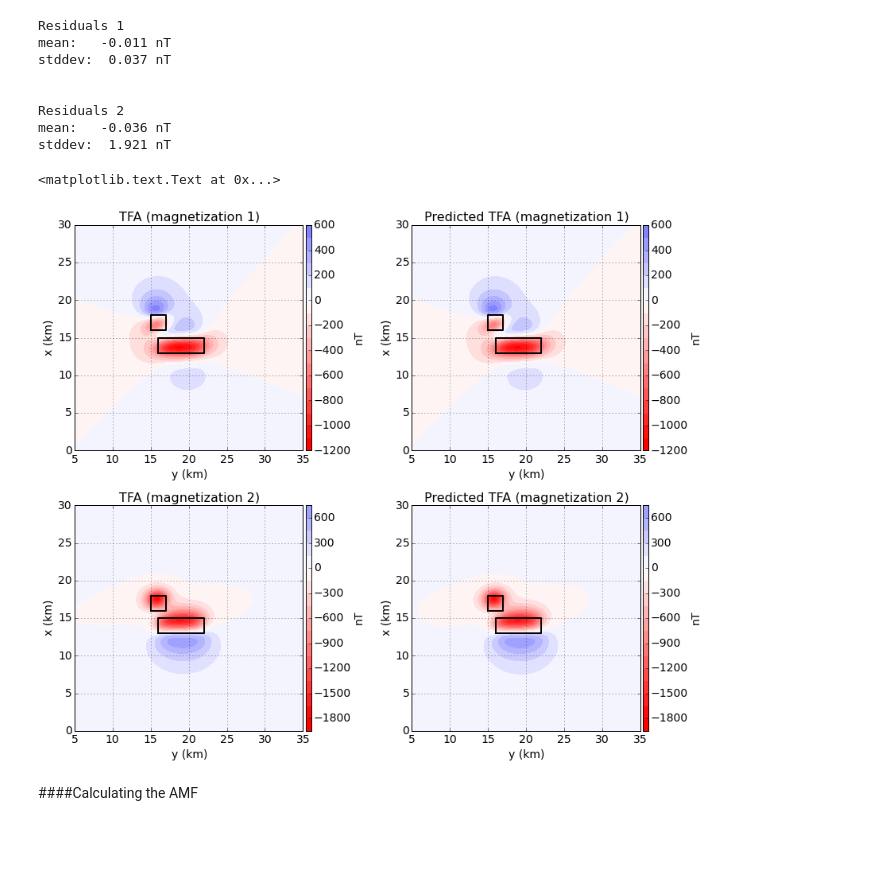
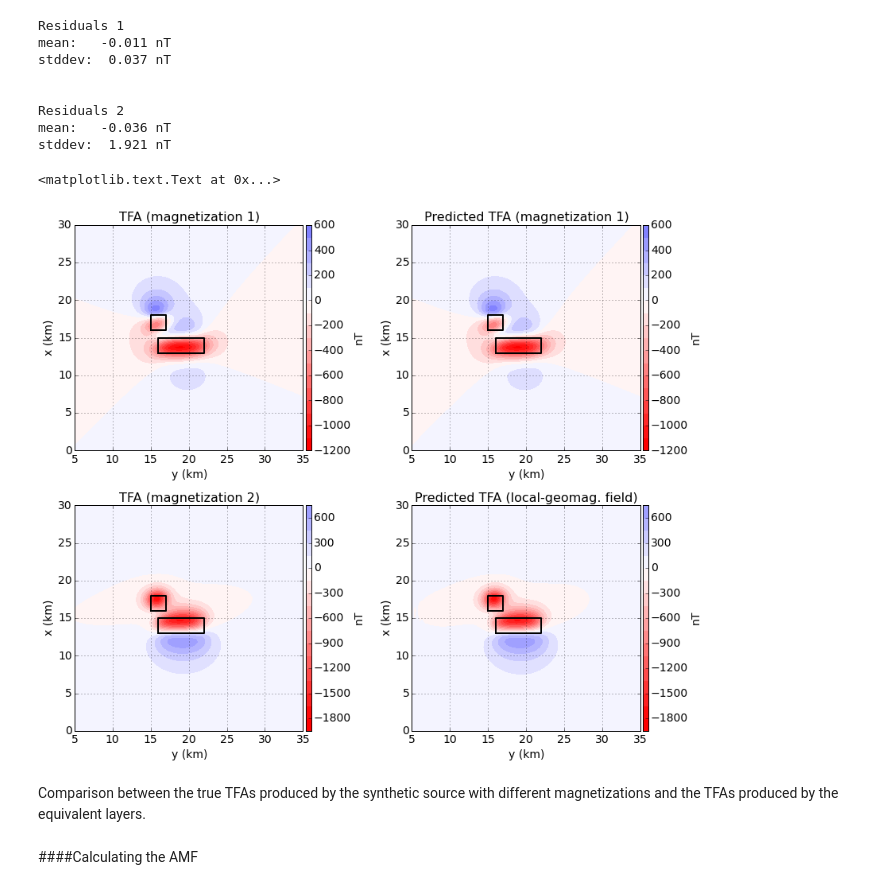
Before and after one commit to mtoqeerpk/Magnetic-amplitude, a Jupyter notebook: notebooks/magnetic_amplitude.ipynb, the cells around one changed output. Drawn from its saved outputs; the diff is of its cells as text; code cells hidden in the pictures; blank space fills up the shorter version.

```diff
--- a/notebooks/magnetic_amplitude.ipynb
+++ b/notebooks/magnetic_amplitude.ipynb
@@ -383,35 +385,37 @@ mpl.m2km()
 mpl.grid()
 mpl.xlabel('y (km)')
 mpl.ylabel('x (km)')
 
 mpl.subplot(2,2,3)
 ranges = np.abs([TFA[1].max(), TFA[1].min()]).max()
 mpl.title('TFA (magnetization 2)', fontsize=titlesize)
 mpl.contourf(yp, xp, TFA[1], shape, 20, cmap=mpl.cm.bwr_r,
             vmin=-ranges, vmax=ranges)
 mpl.colorbar(pad=0.01, aspect=40, shrink=1.0).set_label('nT')
 for i, sq in enumerate(model_projection):
     mpl.square(sq, linewidth=2.0, xy2ne=True)
 mpl.m2km()
 mpl.grid()
 mpl.xlabel('y (km)')
 mpl.ylabel('x (km)')
 
 mpl.subplot(2,2,4)
 ranges = np.abs([solvers[1].predicted().max(), solvers[1].predicted().min()]).max()
-mpl.title('Predicted TFA (magnetization 2)', fontsize=titlesize)
+mpl.title('Predicted TFA (local-geomag. field)', fontsize=titlesize)
 mpl.contourf(yp, xp, solvers[1].predicted(), shape, 20, cmap=mpl.cm.bwr_r,
             vmin=-ranges, vmax=ranges)
 mpl.colorbar(pad=0.01, aspect=40, shrink=1.0).set_label('nT')
 for i, sq in enumerate(model_projection):
     mpl.square(sq, linewidth=2.0, xy2ne=True)
 mpl.m2km()
 mpl.grid()
 mpl.xlabel('y (km)')
 mpl.ylabel('x (km)')
 # %% [output]
 <matplotlib.text.Text at 0x...>
-[figure, old version]
+[figure, new version]
+# %% [markdown]
+Comparison between the true TFAs produced by the synthetic source with different magnetizations and the TFAs produced by the equivalent layers.
 # %% [markdown]
 ####Calculating the AMF
 # %%
```
Also changed, not shown: parts of 7 cells of this notebook, 1 other file.
